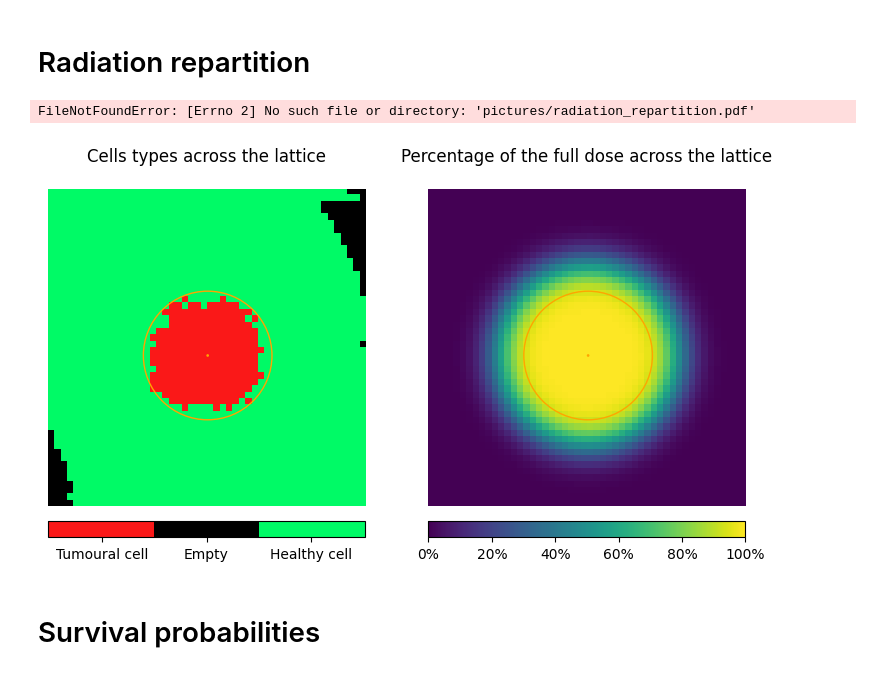
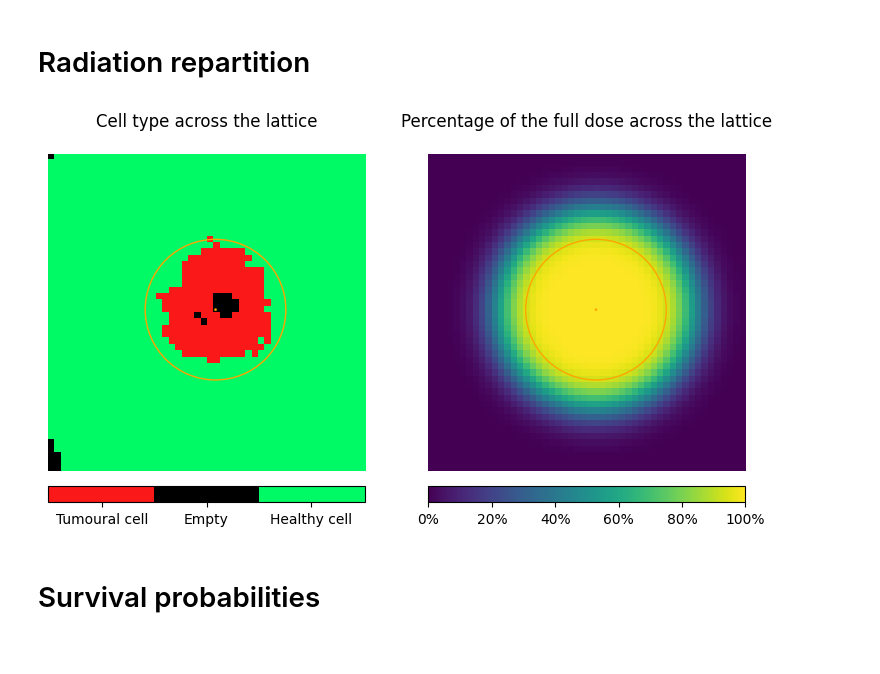
Before and after one commit to npermanne/Paramater_identification_tumour_model, a Jupyter notebook: simulation/plots_simulation.ipynb, the cells around one changed output. Saved outputs shown, nothing was run; the diff lists cells and outputs as text; code cells hidden in the pictures.

```diff
--- a/simulation/plots_simulation.ipynb
+++ b/simulation/plots_simulation.ipynb
@@ -21,36 +21,35 @@ norm = matplotlib.colors.Normalize(vmin=-1, vmax=1)
 size = 50
 simu = Simulation(size, size, DEFAULT_PARAMETERS)
 simu.cycle(350)
 fig, axis = plt.subplots(1, 2, figsize=(9,5))
 axis[0].axis('off')
 axis[1].axis('off')
 truc = axis[0].imshow(simu.get_cells_type(color=False), cmap=cmap, norm=norm)
 fig.colorbar(truc, ax=axis[0], ticks=[-0.66, 0, 0.66], format=mticker.FixedFormatter(['Tumoural cell', 'Empty', 'Healthy cell']), orientation='horizontal', fraction=0.046, pad=0.04)
 simu.grid.compute_center()
 center = (simu.grid.center_x, simu.grid.center_y)
 radius = simu.grid.tumor_radius(center[0], center[1])
 dose = 100
 
 radiation = np.zeros((size, size))
 multiplicator = get_multiplicator(dose, radius)
 for i in range(size):
     for j in range(size):
         dist = math.sqrt((center[0] - i) ** 2 + (center[1] - j) ** 2)
         radiation[i, j] = scale(radius, dist, multiplicator)
 radiation = axis[1].matshow(radiation, vmin=0, vmax=100)
 cbar = fig.colorbar(radiation, ax=axis[1], orientation='horizontal', fraction=0.046, pad=0.04, ticks=range(0,120,20))
 cbar.ax.set_xticklabels([f"{i}%" for i in range(0,120,20)])
 axis[0].add_patch(Circle((center[1], center[0]), radius, fill=False, color="orange"))
 axis[0].add_patch(Circle((center[1], center[0]), 0.1, fill=True, color="orange"))
 axis[1].add_patch(Circle((center[1], center[0]), radius, fill=False, color="orange"))
 axis[1].add_patch(Circle((center[1], center[0]), 0.1, fill=True, color="orange"))
-axis[0].set_title('Cells types across the lattice', pad=20)
+axis[0].set_title('Cell type across the lattice', pad=20)
 axis[1].set_title('Percentage of the full dose across the lattice', pad=20)
 plt.savefig("radiation_repartition.pdf")
 plt.show()
 # %% [output]
-FileNotFoundError: [Errno 2] No such file or directory: 'pictures/radiation_repartition.pdf'
-[figure, old version]
+[figure, new version]
 # %% [markdown]
 # Survival probabilities
 # %%
```
Also changed, not shown: parts of 1 cell of this notebook, 1 other file.
